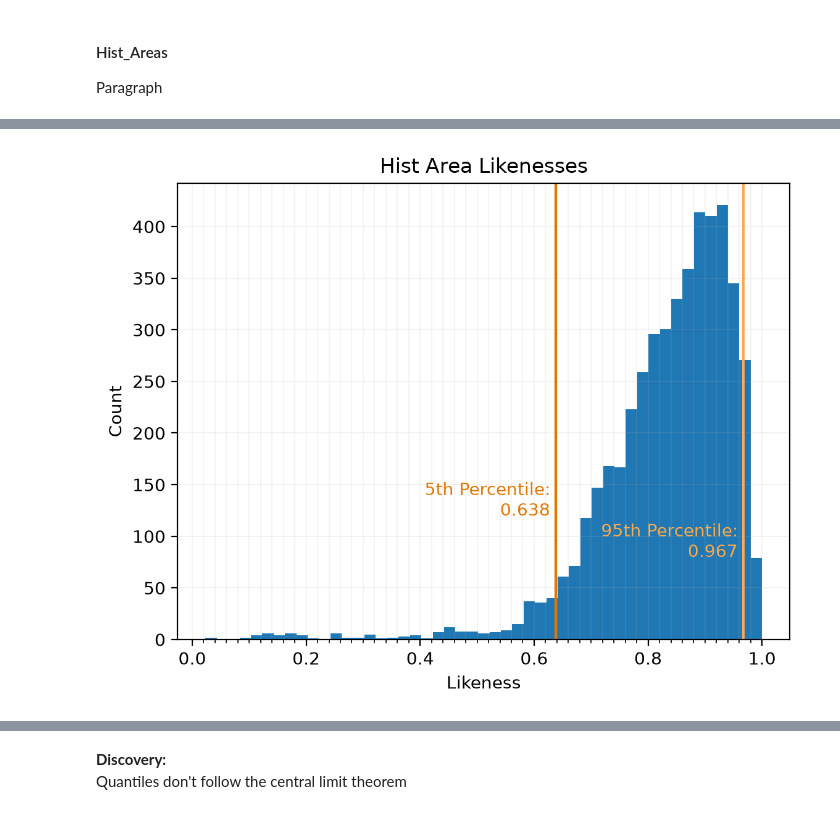
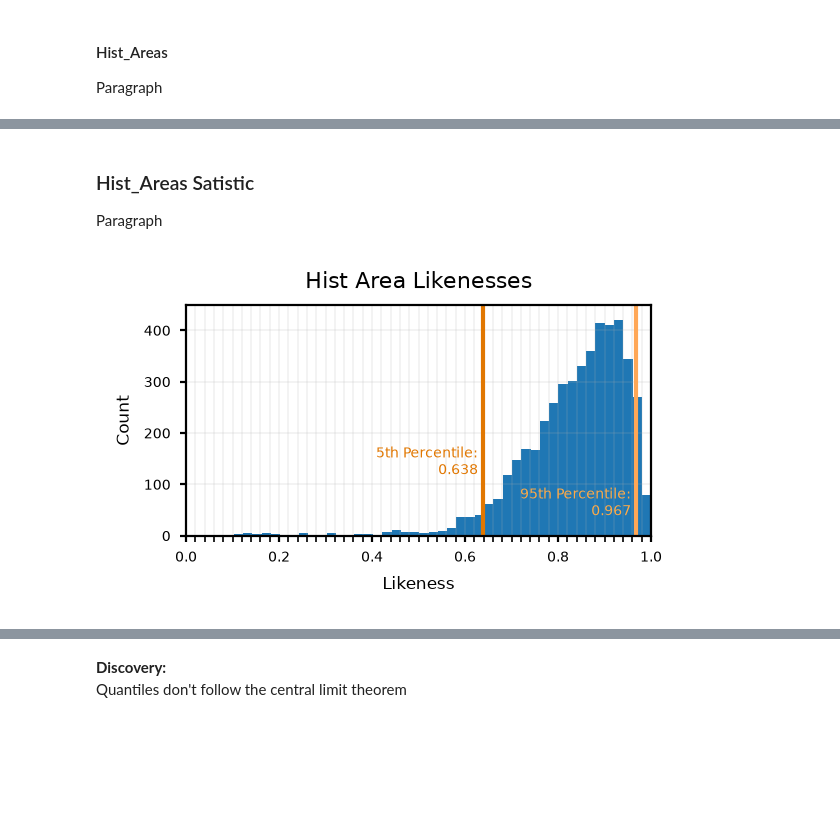
Before and after one commit to EvansOMalley/Personal-Project-Summer-2026, a Jupyter notebook: Summer-2026.ipynb, the cells around one changed output, grey strips where cells are left out. Drawn from its saved outputs; the diff is of its cells as text; code cells hidden in the pictures; blank space fills up the shorter version.

```diff
--- a/Summer-2026.ipynb
+++ b/Summer-2026.ipynb
@@ -420,6 +450,6 @@ Paragraph
 # %%
-def compare_hist_areas(col: pd.Series, ref_idx = 0):
-    frame = Legends_item(col.name).len() - 2
+def Compare_Hist_Areas(col: pd.Series, ref_idx = 0):
+    frame = Legends[col.name].len() - 2
 
     comp_col = col.groupby(level = 0)
     comp_col = comp_col.apply(lambda x: x.dropna().to_numpy())
@@ -429,6 +459,9 @@ def compare_hist_areas(col: pd.Series, ref_idx = 0):
     ref_arr = np.pad(ref_arr, (0, frame - len(ref_arr)))
 
     return comp_col.apply(lambda x: sum(np.minimum(x, ref_arr)))
+# %% [markdown]
+### Hist_Areas Satistic
+Paragraph
 # %%
 # Compare response distributions across countries
 Ordinal_DF = Parent_DF.loc[:,
@@ -444,46 +477,51 @@ gb_nation = gb_nation.loc[:, gb_nation.apply(
 # %%
-hist_areas_df = pd.DataFrame()
+Hist_Areas_DF = pd.DataFrame()
 for r in range(16):
-    df_r = gb_nation.apply(compare_hist_areas, ref_idx = r).iloc[r+1:]
-    ref_country = gb_nation.index.get_level_values(0).drop_duplicates()[r]
+    df_r = GB_Nation.apply(Compare_Hist_Areas, ref_idx = r).iloc[r+1:]
+    ref_country = GB_Nation.index.get_level_values(0).drop_duplicates()[r]
     df_r.index = pd.MultiIndex.from_arrays(
                      np.stack((
                          np.array([ref_country] * (15-r)),
                          df_r.index.to_numpy()
                  )))
 
-    hist_areas_df = pd.concat((hist_areas_df, df_r))
+    Hist_Areas_DF = pd.concat((Hist_Areas_DF, df_r))
 # %%
-comparisons = np.ravel(hist_areas_df)
-p = 5
-unlike_lim = np.percentile(comparisons, p)
-alike_lim = np.percentile(comparisons, 100 - p)
+HA_Comparisons = np.ravel(Hist_Areas_DF)
+per = 5
+unlike_lim = np.percentile(HA_Comparisons, per)
+alike_lim = np.percentile(HA_Comparisons, 100 - per)
 # %%
-HAfig, HAax = plt.subplots()
-HAax.set_ylabel("Count")
-HAax.set_xlabel("Likeness")
-HAax.set_title("Hist Area Likenesses")
+HAfig, HAax = Hist(data = HA_Comparisons,
+                   title = "Hist Area Likenesses",
+                   xlab = "Likeness",
+                   bins = 49,
+                   xmin = 0,
+                   xmax = 1,
+                   ymin = 0,
+                   ymax = 450
+                  )
+
 HAax.set_xticks(minor = False, ticks = np.arange(0, 6/5, 1/5))
-HAax.set_xticks(minor = True, ticks = np.arange(0, 51/50, 1/50))
-HAax.grid(axis = 'x', which = "major", linewidth = 0.1)
-HAax.grid(axis = 'x', which = "minor", linewidth = 0.1)
+HAax.set_xticks(minor = True, ticks = np.arange(0, 1, 1/50))
+HAax.grid(axis = 'x', which = "both", linewidth = 0.1)
+HAax.tick_params(labelsize = 5, size = 2)
 HAax.grid(axis = 'y', which = "major", linewidth = 0.1)
-HAax.hist(comparisons, bins = 49)
-HAax.axis = ((0, 1, 0, 450))
 
+HAax.axvline(unlike_lim, color = "xkcd:pumpkin")
 HAax.text(unlike_lim - 0.01, 120,
-         f"{p}th Percentile:\n{np.round(unlike_lim, 3)}",
-         ha = "right", color = "xkcd:pumpkin"
+         f"{per}th Percentile:\n{np.round(unlike_lim, 3)}",
+         ha = "right", color = "xkcd:pumpkin", size = 5
         )
-HAax.text(alike_lim - 0.01, 80,
-         f"{100 - p}th Percentile:\n{np.round(alike_lim, 3)}",
-         ha = "right", color = "xkcd:light orange"
+
+HAax.axvline(alike_lim, color = "xkcd:pale orange")
+HAax.text(alike_lim - 0.01, 40,
+         f"{100 - per}th Percentile:\n{np.round(alike_lim, 3)}",
+         ha = "right", color = "xkcd:light orange", size = 5
         )
-HAax.axvline(unlike_lim, color = "xkcd:pumpkin")
-HAax.axvline(alike_lim, color = "xkcd:pale orange")
 
-HAfig.set_dpi(200)
+pass # No need to see the MatPlot object
 # %% [output]
-[figure, old version]
+[figure, new version]
 # %%
 HA_unlike_lims = np.array([])
```
Also changed, not shown: parts of 17 cells of this notebook.
